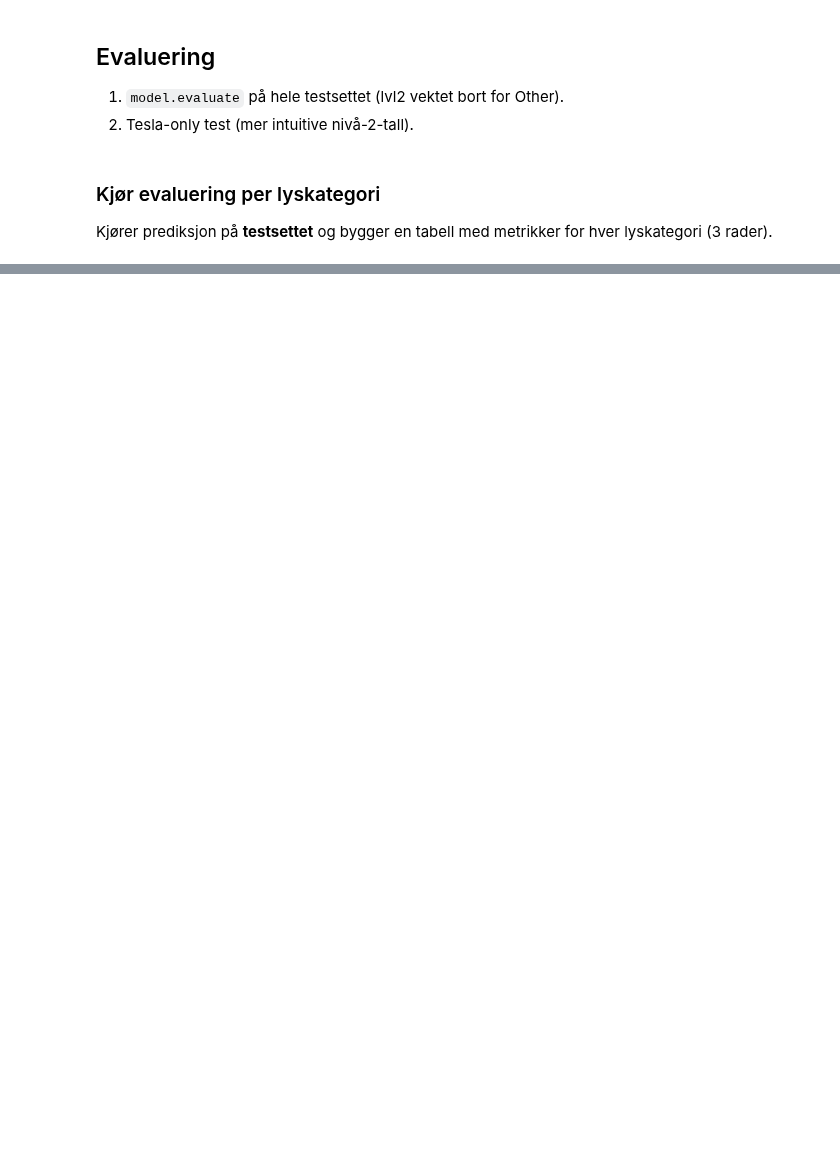
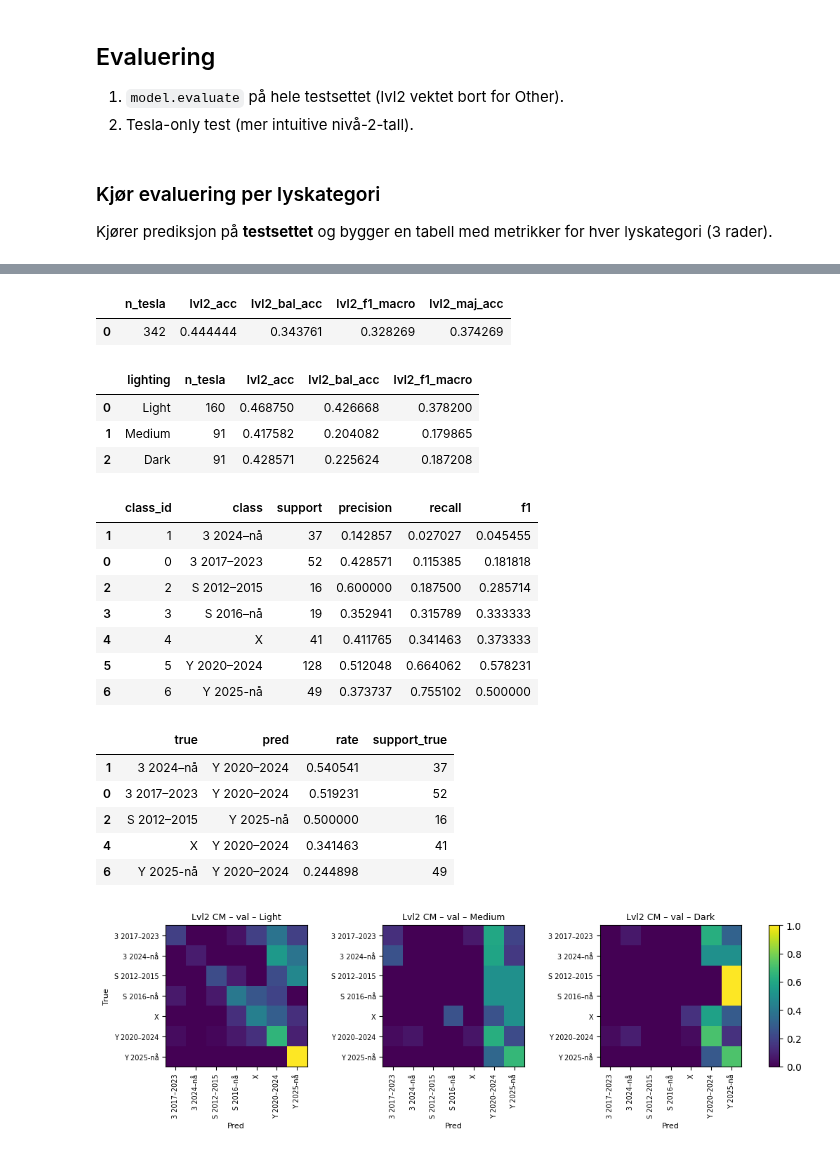
Before and after one commit to jkaste03/visual-vehicle-recognition-varying-lighting-conditions, a Jupyter notebook: notebooks/baseline_hierarchical_cnn.ipynb, the cells around one changed output, grey strips where cells are left out. Cells and saved outputs as stored; diff of their text form; code cells hidden in the pictures; blank space fills up the shorter version.

Commit message:
Oppdatert baseline med nye confusion matrix

```diff
--- a/notebooks/baseline_hierarchical_cnn.ipynb
+++ b/notebooks/baseline_hierarchical_cnn.ipynb
@@ -542,7 +569,6 @@ from sklearn.metrics import (
 )
 
 def plot_cm_norm(cm_norm, labels, title, save_path=None, max_classes=30):
-    # For mange klasser kan bli uleselig – men du har få lvl2-klasser, så dette går fint.
     plt.figure(figsize=(7.0, 6.0))
     plt.imshow(cm_norm, interpolation="nearest")
     plt.title(title)
@@ -569,6 +595,8 @@ def eval_lvl2(model, df, lighting_col="lighting", lighting_order=("Light","Mediu
 
     y_true = tesla_df["y_lvl2"].to_numpy().astype(int)
     y_pred = np.argmax(p2_all[pos], axis=1).astype(int)
+    counts = np.bincount(y_true, minlength=num_lvl2)
+    lvl2_maj_acc = counts.max() / len(y_true)
 
     # Overall metrics
     overall = {
@@ -576,18 +604,23 @@ def eval_lvl2(model, df, lighting_col="lighting", lighting_order=("Light","Mediu
         "lvl2_acc": accuracy_score(y_true, y_pred),
         "lvl2_bal_acc": balanced_accuracy_score(y_true, y_pred),
         "lvl2_f1_macro": f1_score(y_true, y_pred, average="macro", zero_division=0),
+        "lvl2_maj_acc": lvl2_maj_acc,
     }
     df_overall = pd.DataFrame([overall])
 
-    # Per lighting metrics (Tesla-only)
+    # Per lighting metrics (Tesla-only) + CM per lighting
     rows = []
+    cm_norm_by_light = {}
+
     for light in lighting_order:
         dfl = tesla_df[tesla_df[lighting_col] == light]
         if len(dfl) == 0:
             continue
+
         y_t = dfl["y_lvl2"].to_numpy().astype(int)
         pos_l = df.index.get_indexer(dfl.index.to_numpy())
         y_p = np.argmax(p2_all[pos_l], axis=1).astype(int)
+
         rows.append({
             "lighting": light,
             "n_tesla": len(dfl),
@@ -595,6 +628,12 @@ def eval_lvl2(model, df, lighting_col="lighting", lighting_order=("Light","Mediu
             "lvl2_bal_acc": balanced_accuracy_score(y_t, y_p),
             "lvl2_f1_macro": f1_score(y_t, y_p, average="macro", zero_division=0),
         })
+
+        cm_l = confusion_matrix(y_t, y_p, labels=list(range(num_lvl2)))
+        with np.errstate(divide="ignore", invalid="ignore"):
+            cm_l_norm = cm_l / cm_l.sum(axis=1, keepdims=True)
+            cm_l_norm = np.nan_to_num(cm_l_norm)
+        cm_norm_by_light[light] = cm_l_norm
     df_by_light = pd.DataFrame(rows)
 
     # Support per klasse x lyskategori (Tesla-only)
@@ -627,35 +666,85 @@ def eval_lvl2(model, df, lighting_col="lighting", lighting_order=("Light","Mediu
 
     # Typiske forvekslinger (topp-5 på tvers av klasser)
     confusions = []
     for i in range(num_lvl2):
         row = cm_norm[i].copy()
         row[i] = 0.0
         j = int(np.argmax(row))
         if row[j] > 0:
             confusions.append((lvl2_classes[i], lvl2_classes[j], float(row[j]), int(cm[i].sum())))
     df_confusions = pd.DataFrame(confusions, columns=["true", "pred", "rate", "support_true"]) \
                       .sort_values(["rate","support_true"], ascending=[False, False]) \
                       .head(5)
 
-    return df_overall, df_by_light, support_tbl, df_per_class, cm_norm, df_confusions
+    return df_overall, df_by_light, support_tbl, df_per_class, cm_norm, df_confusions, cm_norm_by_light
 
 
 # --- Kjør + lagre ---
 out_dir = Path("results") / RUN_TAG / EVAL_SPLIT / "lvl2"
 out_dir.mkdir(parents=True, exist_ok=True)
 
-df_lvl2_overall, df_lvl2_by_light, support_tbl, df_lvl2_per_class, cm_norm, df_confusions = eval_lvl2(model, eval_df)
+df_lvl2_overall, df_lvl2_by_light, support_tbl, df_lvl2_per_class, cm_norm, df_confusions, cm_norm_by_light = eval_lvl2(model, eval_df)
 
 df_lvl2_overall.to_csv(out_dir / "lvl2_overall.csv", index=False, encoding="utf-8")
 df_lvl2_by_light.to_csv(out_dir / "lvl2_metrics_by_lighting.csv", index=False, encoding="utf-8")
-support_tbl.to_csv(out_dir / "lvl2_support_by_lighting.csv", encoding="utf-8")
+# #support_tbl.to_csv(out_dir / "lvl2_support_by_lighting.csv", encoding="utf-8")
 df_lvl2_per_class.to_csv(out_dir / "lvl2_per_class_pr.csv", index=False, encoding="utf-8")
 df_confusions.to_csv(out_dir / "lvl2_top_confusions.csv", index=False, encoding="utf-8")
 
 display(df_lvl2_overall)
 display(df_lvl2_by_light)
-display(support_tbl)
+# display(support_tbl)
 display(df_lvl2_per_class.head(10))    # “verste” recall først
 display(df_confusions)
 
-plot_cm_norm(cm_norm, lvl2_classes, f"Lvl2 CM (true-normalisert) – {EVAL_SPLIT}", save_path=out_dir / "cm_lvl2_norm.png")
+fig, axes = plt.subplots(1, 3, figsize=(10.2, 3.6))
+
+for k, (ax, light) in enumerate(zip(axes, ("Light", "Medium", "Dark"))):
+    if light not in cm_norm_by_light:
+        ax.axis("off")
+        continue
+
+    im = ax.imshow(cm_norm_by_light[light], interpolation="nearest", vmin=0, vmax=1)
+    ax.set_title(f"Lvl2 CM – {EVAL_SPLIT} – {light}", fontsize=9)
+
+    ax.set_xticks(range(num_lvl2))
+    ax.set_xticklabels(lvl2_classes, rotation=90, fontsize=7)
+    ax.set_yticks(range(num_lvl2))
+    ax.set_yticklabels(lvl2_classes, fontsize=7)
+
+    ax.set_xlabel("Pred", fontsize=8)
+
+    # Bare venstre plott får "True" for å unngå overlapp
+    ax.set_ylabel("True" if k == 0 else "", fontsize=8)
+
+# Litt mer luft mellom plottene + plass til colorbar
+fig.subplots_adjust(left=0.06, right=0.90, top=0.86, bottom=0.30, wspace=0.30)
+
+# Colorbar utenfor (robust)
+cax = fig.add_axes([0.92, 0.30, 0.015, 0.56])
+fig.colorbar(im, cax=cax)
+
+fig.savefig(out_dir / "cm_lvl2_norm_by_lighting.png", dpi=160)
+plt.show()
+# %% [output]
+|  | n_tesla | lvl2_acc | lvl2_bal_acc | lvl2_f1_macro | lvl2_maj_acc |
+| 0 | 342 | 0.444444 | 0.343761 | 0.328269 | 0.374269 |
+|  | lighting | n_tesla | lvl2_acc | lvl2_bal_acc | lvl2_f1_macro |
+| 0 | Light | 160 | 0.468750 | 0.426668 | 0.378200 |
+| 1 | Medium | 91 | 0.417582 | 0.204082 | 0.179865 |
+| 2 | Dark | 91 | 0.428571 | 0.225624 | 0.187208 |
+|  | class_id | class | support | precision | recall | f1 |
+| 1 | 1 | 3 2024–nå | 37 | 0.142857 | 0.027027 | 0.045455 |
+| 0 | 0 | 3 2017–2023 | 52 | 0.428571 | 0.115385 | 0.181818 |
+| 2 | 2 | S 2012–2015 | 16 | 0.600000 | 0.187500 | 0.285714 |
+| 3 | 3 | S 2016–nå | 19 | 0.352941 | 0.315789 | 0.333333 |
+| 4 | 4 | X | 41 | 0.411765 | 0.341463 | 0.373333 |
+| 5 | 5 | Y 2020–2024 | 128 | 0.512048 | 0.664062 | 0.578231 |
+| 6 | 6 | Y 2025-nå | 49 | 0.373737 | 0.755102 | 0.500000 |
+|  | true | pred | rate | support_true |
+| 1 | 3 2024–nå | Y 2020–2024 | 0.540541 | 37 |
+| 0 | 3 2017–2023 | Y 2020–2024 | 0.519231 | 52 |
+| 2 | S 2012–2015 | Y 2025-nå | 0.500000 | 16 |
+| 4 | X | Y 2020–2024 | 0.341463 | 41 |
+| 6 | Y 2025-nå | Y 2020–2024 | 0.244898 | 49 |
+[figure, added]
```
Also changed, not shown: parts of 3 cells of this notebook.
